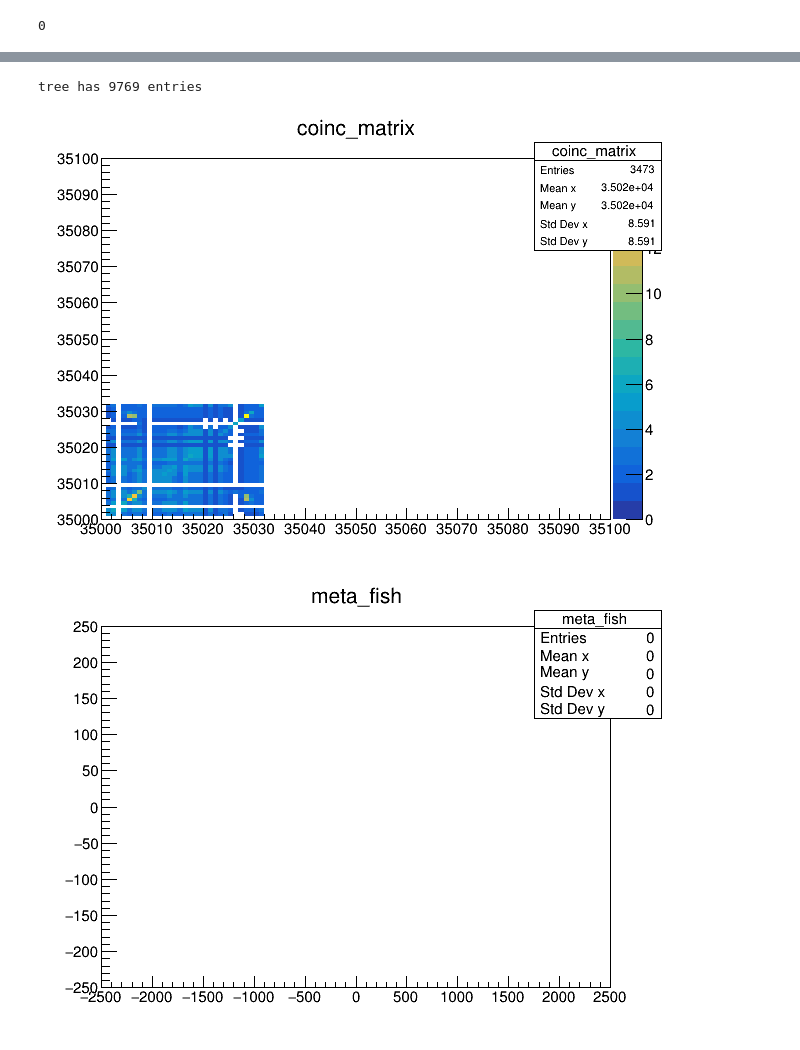
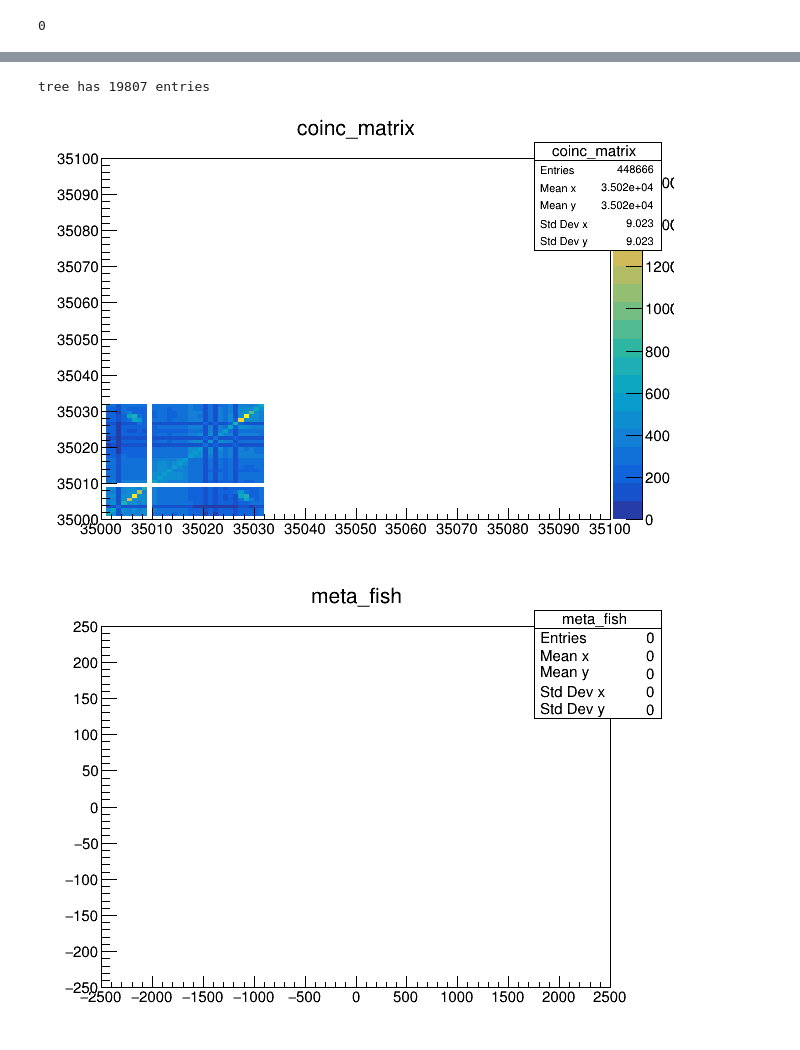
Before and after one commit to acidbourbon/PT_full_system, a Jupyter notebook: workdir/jupyter/fst_onthefly.ipynb, the cells around one changed output, grey strips where cells are left out. Cells and saved outputs as stored; diff of their text form; code cells hidden in the pictures.

```diff
--- a/workdir/jupyter/fst_onthefly.ipynb
+++ b/workdir/jupyter/fst_onthefly.ipynb
@@ -145,38 +147,38 @@ coinc_wires = ROOT.TH2F("coinc_wires","coinc_wires", w, 0, w, w, 0, w)
 
 meta_fish = ROOT.TH2F("meta_fish","meta_fish", 500, -2500, 2500, 500, -250, 250);
 
-#for i in range(0,entries):
-for i in range(0,100):
+for i in range(0,entries):
+#for i in range(0,100):
 
   tree.GetEntry(i)
   this_event = tree.event
   hits = this_event.hits
 
   n_hits = hits.size()
 
   for hit_no_a in range(0,n_hits):
     hit_a = hits[hit_no_a]
     for hit_no_b in range(0,n_hits):
       hit_b = hits[hit_no_b]
 
       if ( (hit_a.t1 > t1_l and hit_a.t1 < t1_r)  and  (hit_b.t1 > t1_l and hit_b.t1 < t1_r) ):
 
         coinc_matrix.Fill(hit_a.chan,hit_b.chan)
 
         coinc_wires.Fill(hit_a.wire + (hit_a.layer-1)*20 ,hit_b.wire + (hit_b.layer-1)*20)
 
         #if (   (hit_a.chan > 35000 and hit_a.chan < 35100) and  (hit_b.chan > 35000 and hit_a.chan < 35100)):
         #  meta_fish.Fill(hit_a.t1 + hit_b.t1, hit_a.t1 - hit_b.t1)
 
 
 coinc_matrix.GetXaxis().SetRangeUser(35000,35100)
 coinc_matrix.GetYaxis().SetRangeUser(35000,35100)
 coinc_matrix.Draw("colz")
 
 c.Draw()
 # %% [output]
-tree has 9769 entries
+tree has 19807 entries
-[figure, old version]
+[figure, new version]
 # %%
 
 meta_fish.Draw("colz")
```
Also changed, not shown: parts of 11 cells of this notebook, 4 other files.
